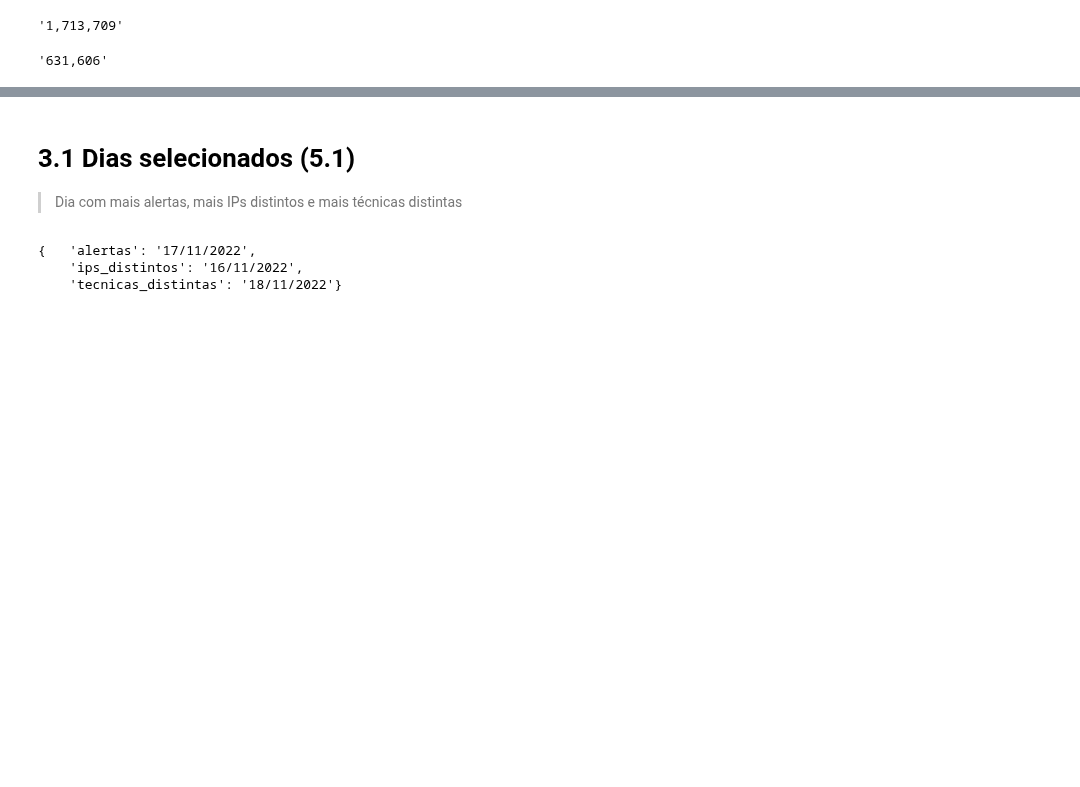
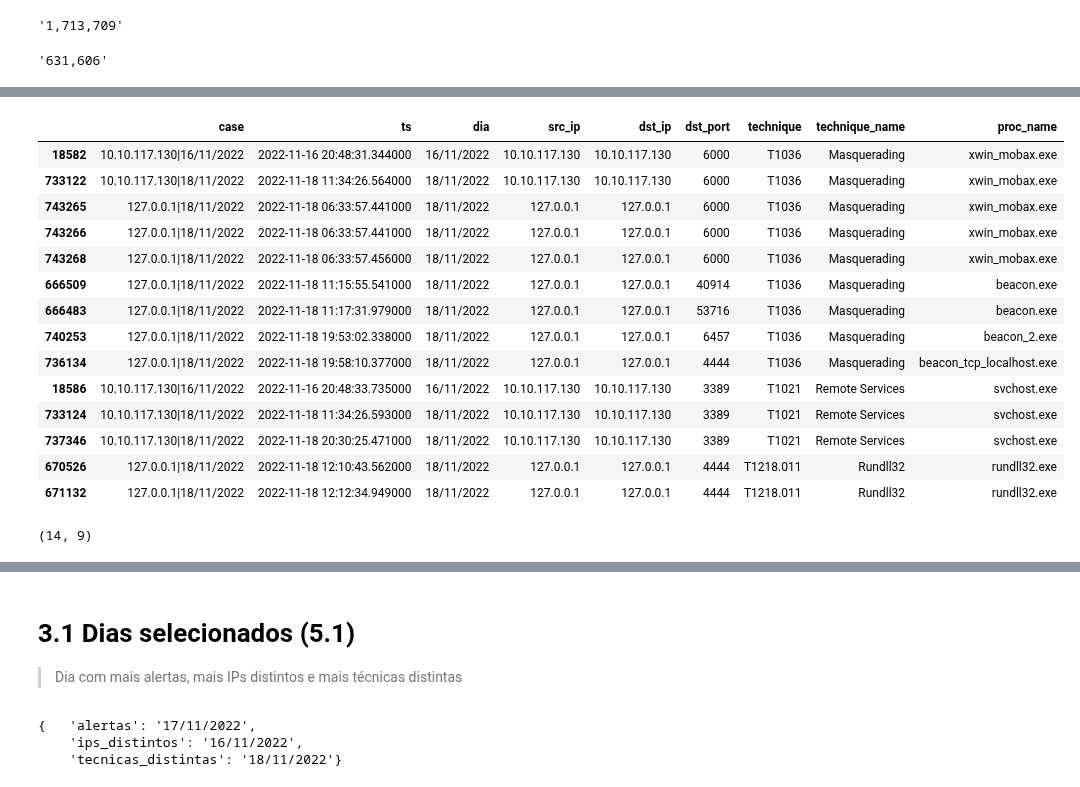
Before and after one commit to jpramires/mestrado, a Jupyter notebook: 4_Sean.ipynb, the cells around one changed output, grey strips where cells are left out. Drawn from its saved outputs; the diff is of its cells as text; code cells hidden in the pictures; blank space fills up the shorter version.

```diff
--- a/4_Sean.ipynb
+++ b/4_Sean.ipynb
@@ -642,6 +690,14 @@ f"{alertas["real"].shape[0]:,}"
 # %%
-# essa `salvar` vem do `from util import`
-with cron("salvar as duas possibilidades de alertas"):
-    for cenario, alertas_cenario in alertas.items():
-        salvar(alertas_cenario, OUT / f"alertas_{cenario}_limpo")
+arquivos = [
+    OUT / f"alertas_{cenario}_limpo"
+    for cenario in alertas
+]
+
+if not all(arquivo.exists() for arquivo in arquivos):
+    with cron("salvar as duas possibilidades de alertas"):
+        for cenario, alertas_cenario in alertas.items():
+            # essa `salvar` vem do `from util import`
+            salvar(alertas_cenario, OUT / f"alertas_{cenario}_limpo")
+else:
+    print("Todos os arquivos já existem. Pulando salvamento.")
 # %% [output]
@@ -710,0 +767,20 @@ real   todas:     1,676 alertas ->     967 eventos (42.3% de redução) | 24 cas
+# %%
+event_logs["lab", "entrada"].sort_values(by="technique_name")
+event_logs["lab", "entrada"].shape
+# %% [output]
+|  | case | ts | dia | src_ip | dst_ip | dst_port | technique | technique_name | proc_name |
+| 18582 | 10.10.117.130|16/11/2022 | 2022-11-16 20:48:31.344000 | 16/11/2022 | 10.10.117.130 | 10.10.117.130 | 6000 | T1036 | Masquerading | xwin_mobax.exe |
+| 733122 | 10.10.117.130|18/11/2022 | 2022-11-18 11:34:26.564000 | 18/11/2022 | 10.10.117.130 | 10.10.117.130 | 6000 | T1036 | Masquerading | xwin_mobax.exe |
+| 743265 | 127.0.0.1|18/11/2022 | 2022-11-18 06:33:57.441000 | 18/11/2022 | 127.0.0.1 | 127.0.0.1 | 6000 | T1036 | Masquerading | xwin_mobax.exe |
+| 743266 | 127.0.0.1|18/11/2022 | 2022-11-18 06:33:57.441000 | 18/11/2022 | 127.0.0.1 | 127.0.0.1 | 6000 | T1036 | Masquerading | xwin_mobax.exe |
+| 743268 | 127.0.0.1|18/11/2022 | 2022-11-18 06:33:57.456000 | 18/11/2022 | 127.0.0.1 | 127.0.0.1 | 6000 | T1036 | Masquerading | xwin_mobax.exe |
+| 666509 | 127.0.0.1|18/11/2022 | 2022-11-18 11:15:55.541000 | 18/11/2022 | 127.0.0.1 | 127.0.0.1 | 40914 | T1036 | Masquerading | beacon.exe |
+| 666483 | 127.0.0.1|18/11/2022 | 2022-11-18 11:17:31.979000 | 18/11/2022 | 127.0.0.1 | 127.0.0.1 | 53716 | T1036 | Masquerading | beacon.exe |
+| 740253 | 127.0.0.1|18/11/2022 | 2022-11-18 19:53:02.338000 | 18/11/2022 | 127.0.0.1 | 127.0.0.1 | 6457 | T1036 | Masquerading | beacon_2.exe |
+| 736134 | 127.0.0.1|18/11/2022 | 2022-11-18 19:58:10.377000 | 18/11/2022 | 127.0.0.1 | 127.0.0.1 | 4444 | T1036 | Masquerading | beacon_tcp_localhost.exe |
+| 18586 | 10.10.117.130|16/11/2022 | 2022-11-16 20:48:33.735000 | 16/11/2022 | 10.10.117.130 | 10.10.117.130 | 3389 | T1021 | Remote Services | svchost.exe |
+| 733124 | 10.10.117.130|18/11/2022 | 2022-11-18 11:34:26.593000 | 18/11/2022 | 10.10.117.130 | 10.10.117.130 | 3389 | T1021 | Remote Services | svchost.exe |
+| 737346 | 10.10.117.130|18/11/2022 | 2022-11-18 20:30:25.471000 | 18/11/2022 | 10.10.117.130 | 10.10.117.130 | 3389 | T1021 | Remote Services | svchost.exe |
+| 670526 | 127.0.0.1|18/11/2022 | 2022-11-18 12:10:43.562000 | 18/11/2022 | 127.0.0.1 | 127.0.0.1 | 4444 | T1218.011 | Rundll32 | rundll32.exe |
+| 671132 | 127.0.0.1|18/11/2022 | 2022-11-18 12:12:34.949000 | 18/11/2022 | 127.0.0.1 | 127.0.0.1 | 4444 | T1218.011 | Rundll32 | rundll32.exe |
+(14, 9)
```
Also changed, not shown: parts of 82 cells of this notebook, 36 other files.
